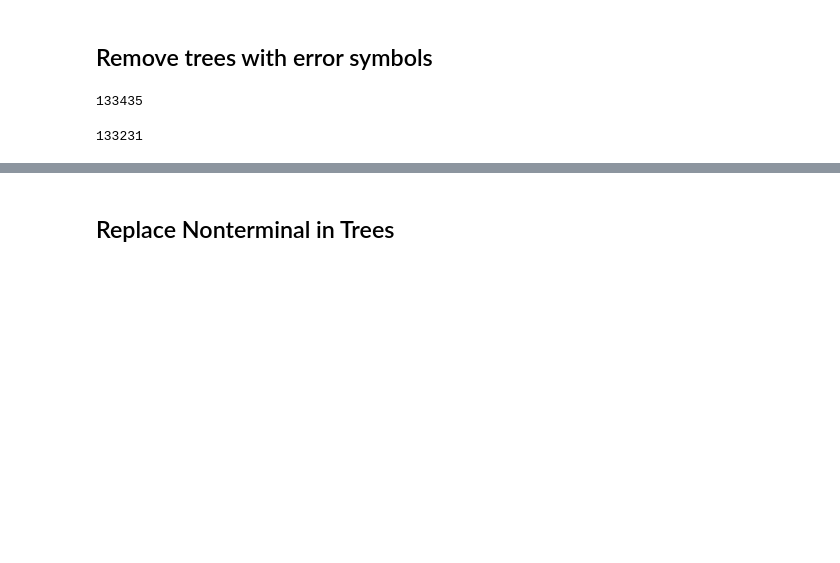
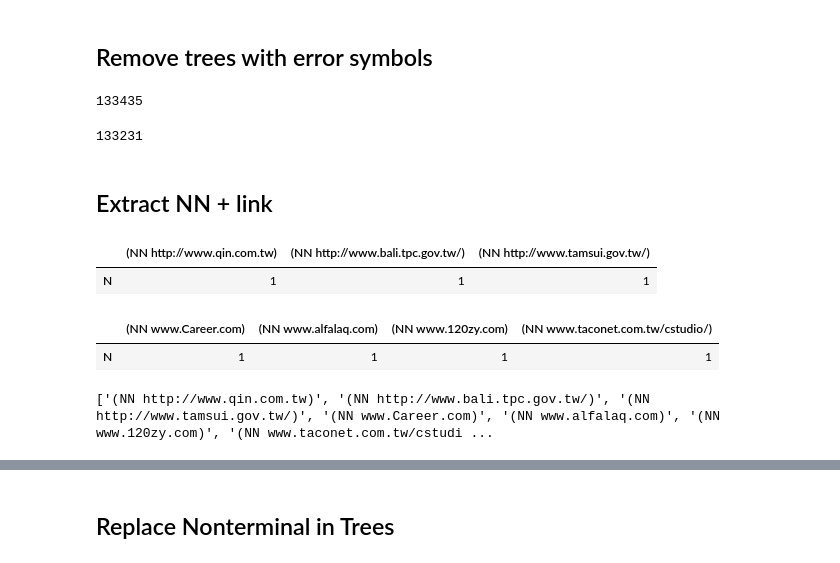
Before and after one commit to v-urushkin/ontonotes-to-lark, a Jupyter notebook: conll_to_lark.ipynb, the cells around one changed output, grey strips where cells are left out. Saved outputs shown, nothing was run; the diff lists cells and outputs as text; code cells hidden in the pictures; blank space fills up the shorter version.

```diff
--- a/conll_to_lark.ipynb
+++ b/conll_to_lark.ipynb
@@ -404,3 +404,45 @@ for i, sent in enumerate(ontn_sentc_tree_prc6):
 print(len(ontn_sentc_tree_prc7))
 # %% [output]
 133231
+# %% [markdown]
+## Extract NN + link
+# %%
+nnlink_nt = dict()
+for i, sent in enumerate(ontn_sentc_tree_prc7):
+    substr = "(NN http"
+    if substr in sent['parse_tree']:
+        extractions = extract_all_spec_substring(sent['parse_tree'], substr)
+        for extraction in extractions:
+            if extraction in nnlink_nt.keys():
+                nnlink_nt[extraction] += 1
+            else:
+                nnlink_nt[extraction] = 1
+nnlink_nt = pd.Series(nnlink_nt, name='N').to_frame()
+nnlink_nt = nnlink_nt.sort_values('N', ascending=False)
+display(nnlink_nt.T)
+del_nnlink_nt = nnlink_nt[nnlink_nt['N'] <= 15].index.to_list()
+
+nnlink_nt = dict()
+for i, sent in enumerate(ontn_sentc_tree_prc7):
+    substr = "(NN www."
+    if substr in sent['parse_tree']:
+        extractions = extract_all_spec_substring(sent['parse_tree'], substr)
+        for extraction in extractions:
+            if extraction in nnlink_nt.keys():
+                nnlink_nt[extraction] += 1
+            else:
+                nnlink_nt[extraction] = 1
+
+nnlink_nt = pd.Series(nnlink_nt, name='N').to_frame()
+nnlink_nt = nnlink_nt.sort_values('N', ascending=False)
+display(nnlink_nt.T)
+
+del_nnlink_nt += nnlink_nt[nnlink_nt['N'] <= 15].index.to_list()
+
+print(del_nnlink_nt)
+# %% [output]
+|  | (NN http://www.qin.com.tw) | (NN http://www.bali.tpc.gov.tw/) | (NN http://www.tamsui.gov.tw/) |
+| N | 1 | 1 | 1 |
+|  | (NN www.Career.com) | (NN www.alfalaq.com) | (NN www.120zy.com) | (NN www.taconet.com.tw/cstudio/) |
+| N | 1 | 1 | 1 | 1 |
+['(NN http://www.qin.com.tw)', '(NN http://www.bali.tpc.gov.tw/)', '(NN http://www.tamsui.gov.tw/)', '(NN www.Career.com)', '(NN www.alfalaq.com)', '(NN www.120zy.com)', '(NN www.taconet.com.tw/cstudi ...
```
Also changed, not shown: parts of 15 cells of this notebook, 1 other file.
